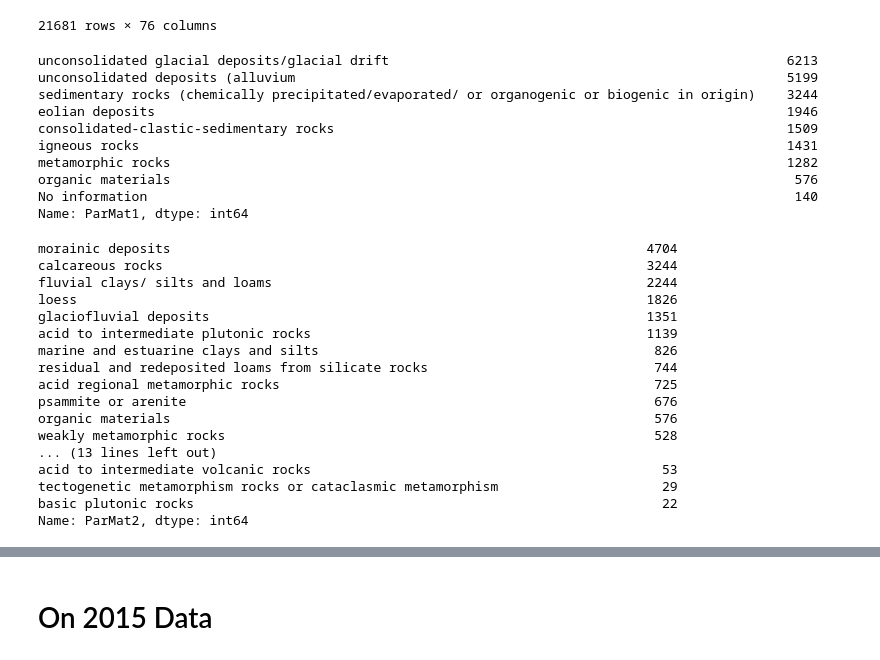
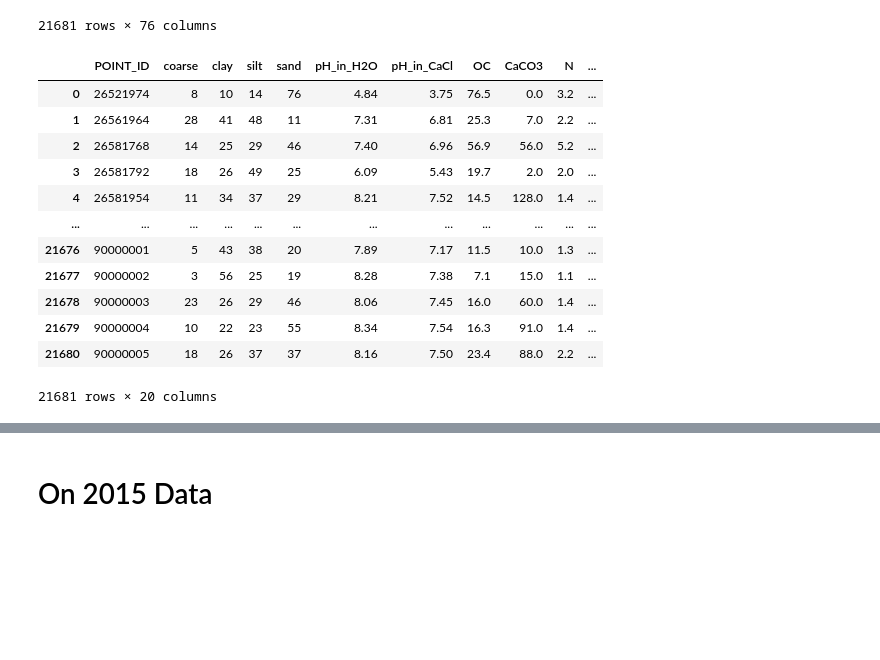
Before and after one commit to IndianGrandpa/AI4ls-Team-52, a Jupyter notebook: EDA.ipynb, the cells around one changed output, grey strips where cells are left out. Drawn from its saved outputs; the diff is of its cells as text; code cells hidden in the pictures; blank space fills up the shorter version.

```diff
--- a/EDA.ipynb
+++ b/EDA.ipynb
@@ -131,6 +131,24 @@ Index([',POINT_ID,PTotal,Country,LONG,LAT,geom_X,geom_Y'], dtype='object')
 
                                                df2
 0  ,POINT_ID,PTotal,Country,LONG,LAT,geom_X,geom_Y
+# %%
+# Create soil df from selected columns
+def create_df(col, df1, df2=None):
+    print(df2)
+    if df2 is None:
+        try:
+            new_df = pd.DataFrame(df1.loc[:,'POINT_ID'])
+            for x in col[1:]:
+                new_df = pd.merge(left=new_df, right=df1.loc[:,['POINT_ID',x]],on=['POINT_ID'])
+        except:
+            # Convert Point_ID to POINT_ID
+            df1.rename
+
+    else:
+        for x in col[1:]:
+            new_df = pd.merge(left=df1, right=df2.loc[:,['POINT_ID',x]],on=['POINT_ID'])
+
+    return new_df
 # %% [markdown]
 <h1>On 2009 Data</h1>
 # %% [markdown]
@@ -203,36 +221,26 @@ lucas_2009_soil_data
 | 21679 | 90000004 | 31091 | 6474000.0 | 1666000.0 | 10 | 22 | 23 | 55 | 8.34 | 7.54 | ... |
 | 21680 | 90000005 | 31088 | 6484000.0 | 1662000.0 | 18 | 26 | 37 | 37 | 8.16 | 7.50 | ... |
 21681 rows × 76 columns
-# %%
-lucas_2009_soil_data['ParMat1'].value_counts()
-# %% [output]
-unconsolidated glacial deposits/glacial drift                                                   6213
-unconsolidated deposits (alluvium                                                               5199
-sedimentary rocks (chemically precipitated/evaporated/ or organogenic or biogenic in origin)    3244
-eolian deposits                                                                                 1946
-consolidated-clastic-sedimentary rocks                                                          1509
-igneous rocks                                                                                   1431
-metamorphic rocks                                                                               1282
-organic materials                                                                                576
-No information                                                                                   140
-Name: ParMat1, dtype: int64
-# %%
-lucas_2009_soil_data['ParMat2'].value_counts()
-# %% [output]
-morainic deposits                                                             4704
-calcareous rocks                                                              3244
-fluvial clays/ silts and loams                                                2244
-loess                                                                         1826
-glaciofluvial deposits                                                        1351
-acid to intermediate plutonic rocks                                           1139
-marine and estuarine clays and silts                                           826
-residual and redeposited loams from silicate rocks                             744
-acid regional metamorphic rocks                                                725
-psammite or arenite                                                            676
-organic materials                                                              576
-weakly metamorphic rocks                                                       528
-... (13 lines left out)
-acid to intermediate volcanic rocks                                             53
-tectogenetic metamorphism rocks or cataclasmic metamorphism                     29
-basic plutonic rocks                                                            22
-Name: ParMat2, dtype: int64
+# %%
+# Data on conditions of the place, less soil data
+# POINT_ID,
+columns = ['POINT_ID', 'coarse', 'clay', 'silt',
+       'sand', 'pH_in_H2O', 'pH_in_CaCl', 'OC', 'CaCO3', 'N', 'K',
+       'CEC', 'PTotal', 'LC1', 'LU1', 'nuts3', 'WRB_LV1', 'ParMat1', 'ParMat2', 'YEARS_AGO']
+
+df_2009 = create_df(col=columns, df1=lucas_2009_soil_data)
+df_2009
+# %% [output]
+|  | POINT_ID | coarse | clay | silt | sand | pH_in_H2O | pH_in_CaCl | OC | CaCO3 | N | ... |
+| 0 | 26521974 | 8 | 10 | 14 | 76 | 4.84 | 3.75 | 76.5 | 0.0 | 3.2 | ... |
+| 1 | 26561964 | 28 | 41 | 48 | 11 | 7.31 | 6.81 | 25.3 | 7.0 | 2.2 | ... |
+| 2 | 26581768 | 14 | 25 | 29 | 46 | 7.40 | 6.96 | 56.9 | 56.0 | 5.2 | ... |
+| 3 | 26581792 | 18 | 26 | 49 | 25 | 6.09 | 5.43 | 19.7 | 2.0 | 2.0 | ... |
+| 4 | 26581954 | 11 | 34 | 37 | 29 | 8.21 | 7.52 | 14.5 | 128.0 | 1.4 | ... |
+| ... | ... | ... | ... | ... | ... | ... | ... | ... | ... | ... | ... |
+| 21676 | 90000001 | 5 | 43 | 38 | 20 | 7.89 | 7.17 | 11.5 | 10.0 | 1.3 | ... |
+| 21677 | 90000002 | 3 | 56 | 25 | 19 | 8.28 | 7.38 | 7.1 | 15.0 | 1.1 | ... |
+| 21678 | 90000003 | 23 | 26 | 29 | 46 | 8.06 | 7.45 | 16.0 | 60.0 | 1.4 | ... |
+| 21679 | 90000004 | 10 | 22 | 23 | 55 | 8.34 | 7.54 | 16.3 | 91.0 | 1.4 | ... |
+| 21680 | 90000005 | 18 | 26 | 37 | 37 | 8.16 | 7.50 | 23.4 | 88.0 | 2.2 | ... |
+21681 rows × 20 columns
```
Also changed, not shown: parts of 7 cells of this notebook.
